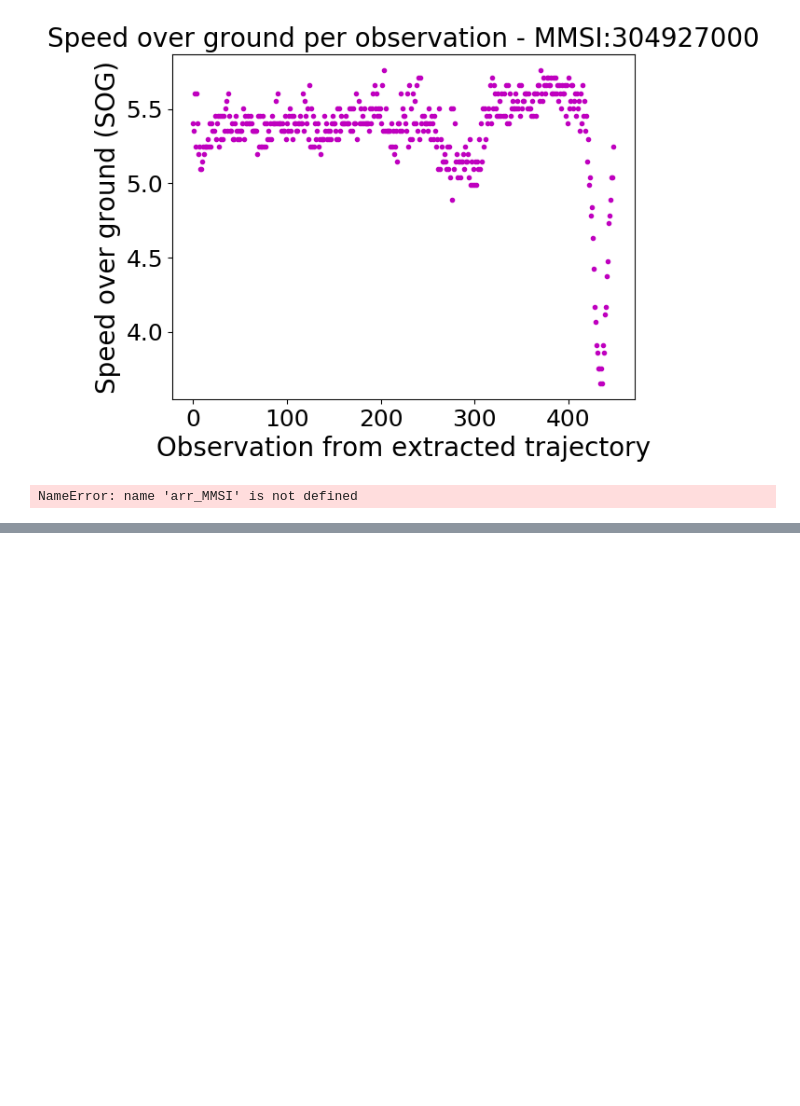
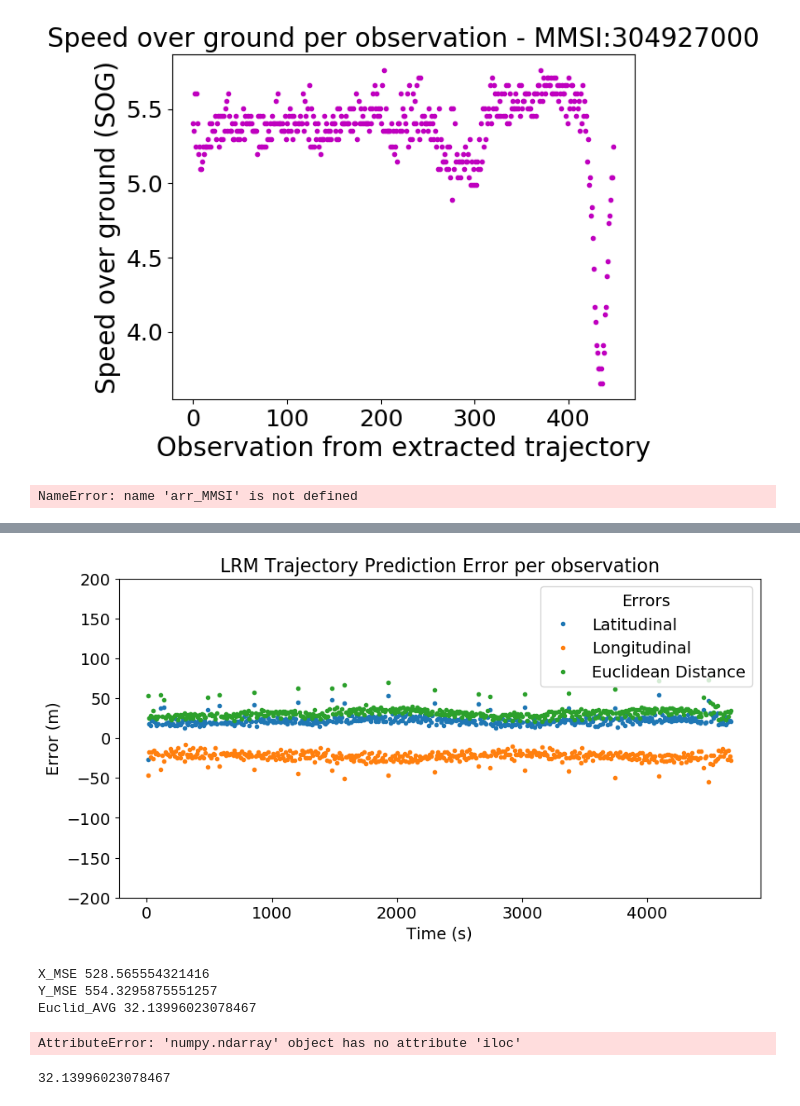
Before and after one commit to cnburger/AIS_KalmanFilter, a Jupyter notebook: Time Sampling_v3_T2.ipynb, the cells around one changed output, grey strips where cells are left out. Drawn from its saved outputs; the diff is of its cells as text; code cells hidden in the pictures; blank space fills up the shorter version.

```diff
--- a/Time Sampling_v3_T2.ipynb
+++ b/Time Sampling_v3_T2.ipynb
@@ -1394,0 +1456,20 @@ NameError: name 'arr_MMSI' is not defined
+# %%
+Linear_X_MSE, Linear_Y_MSE, Linear_Euclid_AVG, Linear_EUCLID = calculate_errors(MMSI_test_original,df_sampled,pred_linear_X,pred_linear_Y,
+                                                                     linear_sec_ob,
+                                                                     "LRM Trajectory Prediction Error per observation",
+                                                                     True)
+# %% [output]
+[figure, added]
+X_MSE 528.565554321416
+Y_MSE 554.3295875551257
+Euclid_AVG 32.13996023078467
+# %%
+Linear_Euclid_AVG
+# pred_linear_X
+MMSI_test_original[["long"]].values- pred_linear_X.iloc[MMSI_test_original[["datetimestamp"]].values.astype(int),:]
+# %% [output]
+AttributeError: 'numpy.ndarray' object has no attribute 'iloc'
+# %%
+Linear_Euclid_AVG
+# %% [output]
+32.13996023078467
```
Also changed, not shown: parts of 29 cells of this notebook.
